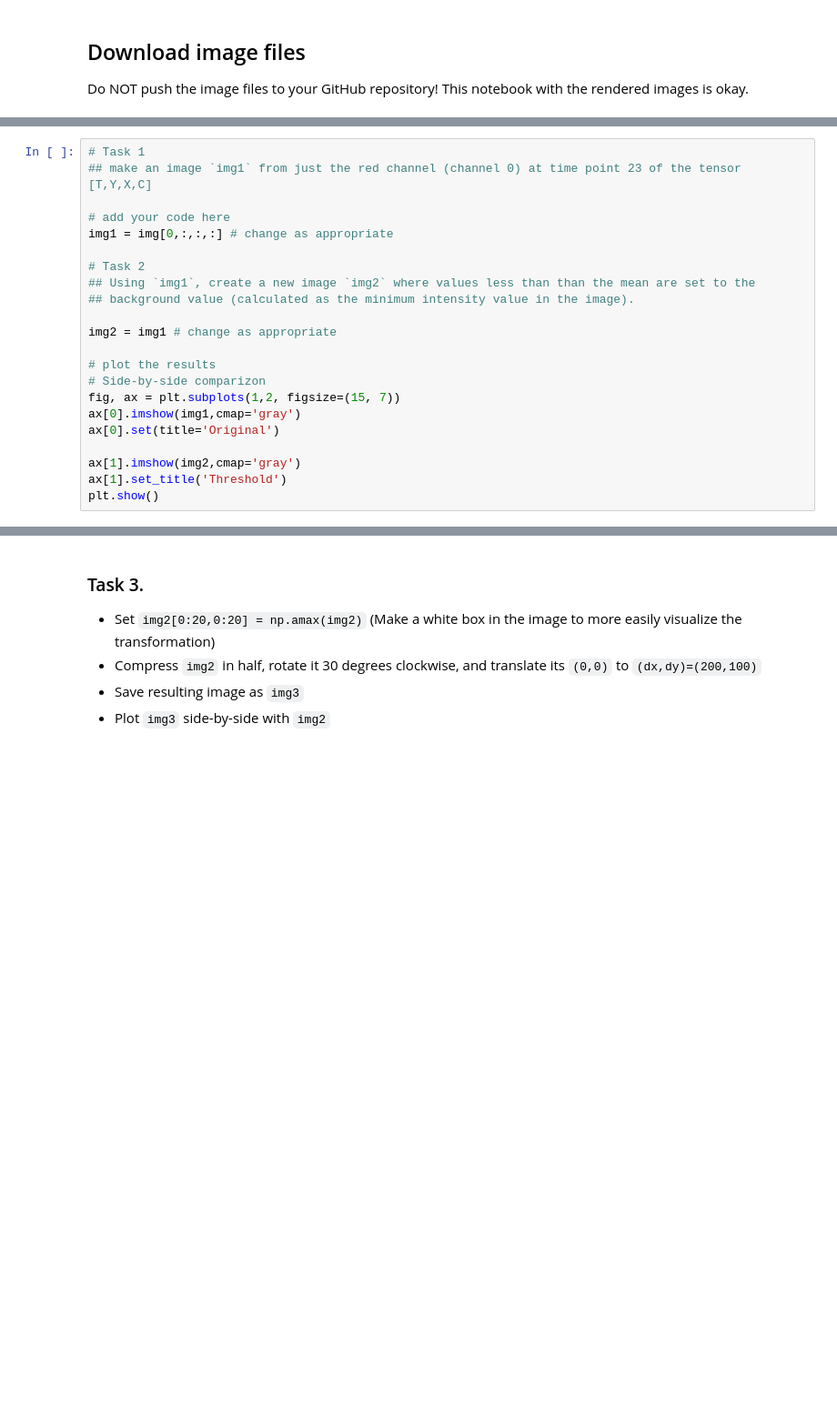
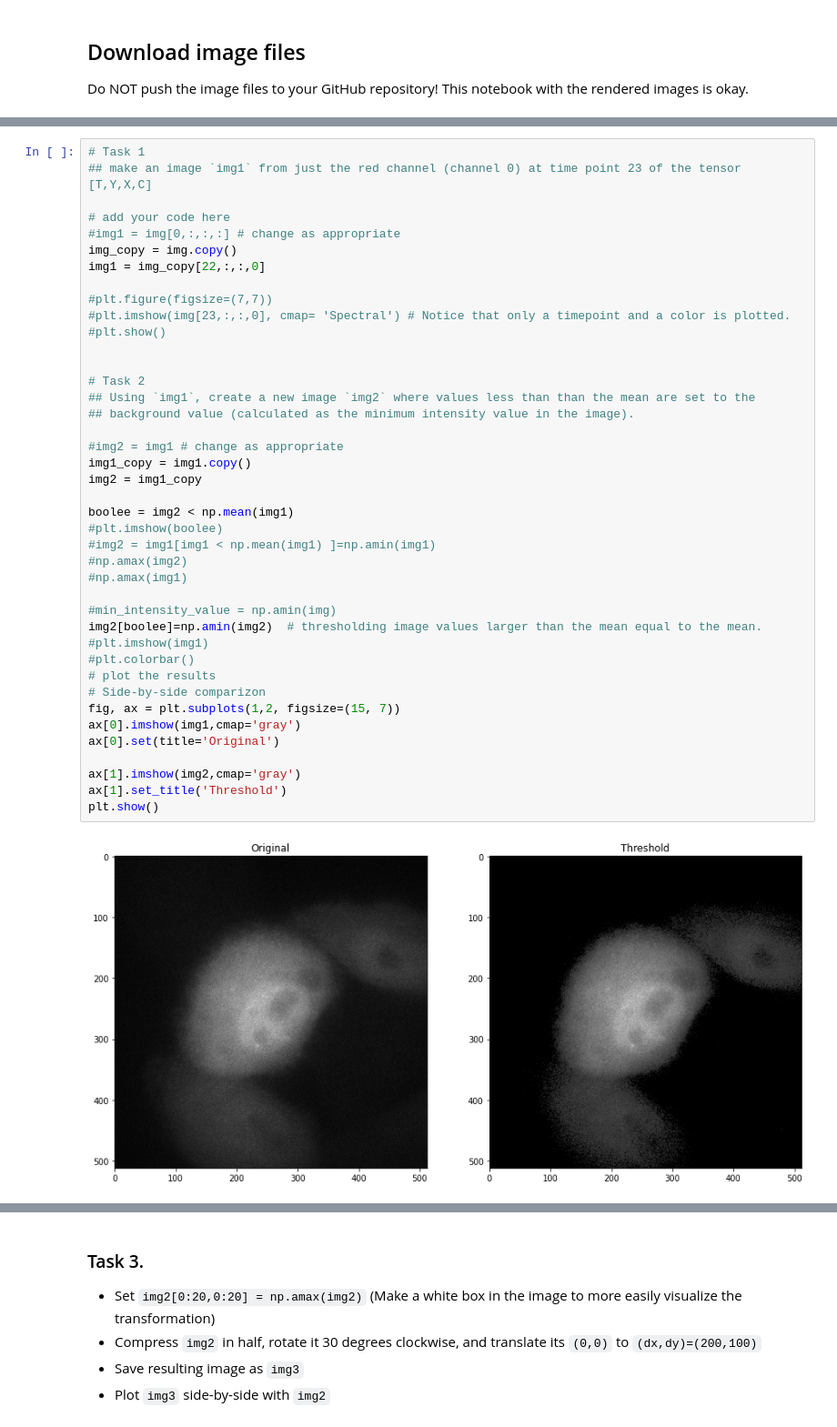
Before and after one commit to VU-CSP/improc_assignment2-valzjh, a Jupyter notebook: VJH_Digital_Image_Analysis_2_assignment.ipynb, the cells around one changed output, grey strips where cells are left out. Shown at 91% size. Drawn from its saved outputs; the diff is of its cells as text; blank space fills up the shorter version.

```diff
--- a/VJH_Digital_Image_Analysis_2_assignment.ipynb
+++ b/VJH_Digital_Image_Analysis_2_assignment.ipynb
@@ -79,22 +117,43 @@ img.shape
 # %%
 # Task 1
 ## make an image `img1` from just the red channel (channel 0) at time point 23 of the tensor [T,Y,X,C]
 
 # add your code here
-img1 = img[0,:,:,:] # change as appropriate
+#img1 = img[0,:,:,:] # change as appropriate
+img_copy = img.copy()
+img1 = img_copy[22,:,:,0]
+
+#plt.figure(figsize=(7,7))
+#plt.imshow(img[23,:,:,0], cmap= 'Spectral') # Notice that only a timepoint and a color is plotted.
+#plt.show()
+
 
 # Task 2
 ## Using `img1`, create a new image `img2` where values less than than the mean are set to the
 ## background value (calculated as the minimum intensity value in the image).
 
-img2 = img1 # change as appropriate
+#img2 = img1 # change as appropriate
+img1_copy = img1.copy()
+img2 = img1_copy
 
+boolee = img2 < np.mean(img1)
+#plt.imshow(boolee)
+#img2 = img1[img1 < np.mean(img1) ]=np.amin(img1)
+#np.amax(img2)
+#np.amax(img1)
+
+#min_intensity_value = np.amin(img)
+img2[boolee]=np.amin(img2)  # thresholding image values larger than the mean equal to the mean.
+#plt.imshow(img1)
+#plt.colorbar()
 # plot the results
 # Side-by-side comparizon
 fig, ax = plt.subplots(1,2, figsize=(15, 7))
 ax[0].imshow(img1,cmap='gray')
 ax[0].set(title='Original')
 
 ax[1].imshow(img2,cmap='gray')
 ax[1].set_title('Threshold')
 plt.show()
+# %% [output]
+[figure, added]
```
Also changed, not shown: parts of 7 cells of this notebook.
